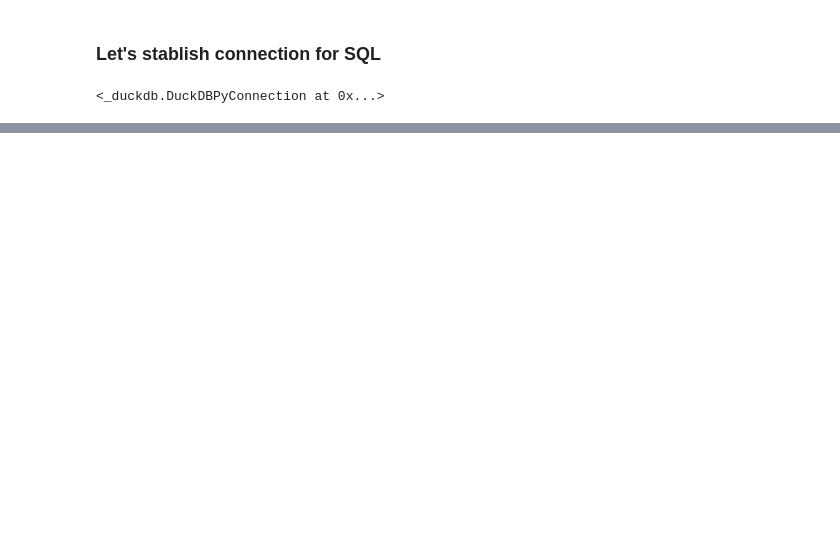
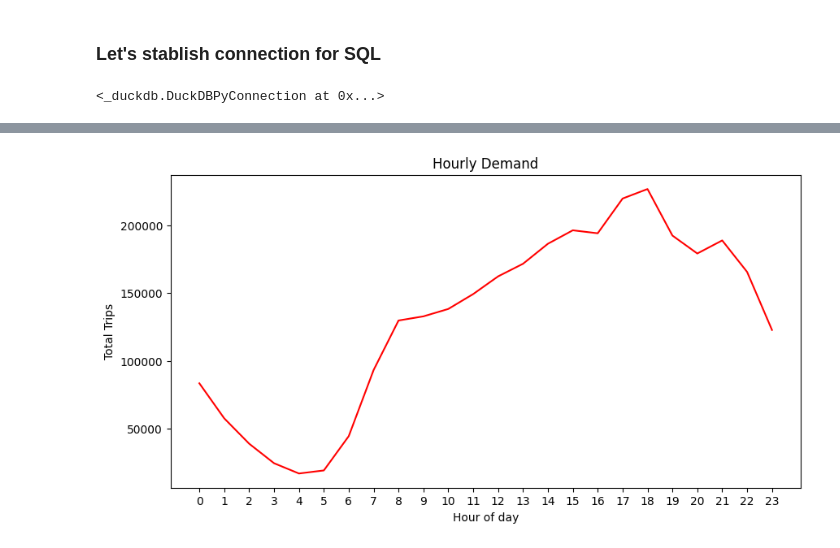
Before and after one commit to prerit0/ride-sharing-demand-intelligence, a Jupyter notebook: Notebooks/02_eda_analysis.ipynb, the cells around one changed output, grey strips where cells are left out. Drawn from its saved outputs; the diff is of its cells as text; code cells hidden in the pictures; blank space fills up the shorter version.

Commit message:
hourly demand analysis using SQL

```diff
--- a/Notebooks/02_eda_analysis.ipynb
+++ b/Notebooks/02_eda_analysis.ipynb
@@ -32,0 +36,17 @@ connection.register("taxi", df)
+# %%
+query = """
+select
+  pickup_hour,
+  count(*) as total_trips,
+  round(sum(total_amount), 2) as total_revenue,
+  round(avg(fare_amount), 2) as avg_fare,
+  round(avg(tip_amount), 2) as avg_tip,
+  round(avg(trip_duration_min), 2) as avg_trip_duration
+from taxi
+group by pickup_hour
+order by pickup_hour
+"""
+
+hourly_df = connection.execute(query).df()
+
+hourly_df.head()
@@ -32,0 +60,12 @@ connection.register("taxi", df)
+# %%
+plt.figure(figsize=(10,5))
+sns.lineplot( x="pickup_hour", y="total_trips", data=hourly_df, color="red") # line plot using seaborn
+# plt.plot(hourly_df["pickup_hour"], hourly_df["total_trips"], color="red") # line plot using matplotlib.pyplot
+# plt.bar(hourly_df["pickup_hour"], hourly_df["total_trips"], color="red") # bar plot using matplotlib.pyplot
+plt.title("Hourly Demand")
+plt.xlabel("Hour of day")
+plt.ylabel("Total Trips")
+plt.xticks(range(0,24))
+plt.show()
+# %% [output]
+[figure, added]
```
Also changed, not shown: parts of 4 cells of this notebook.
